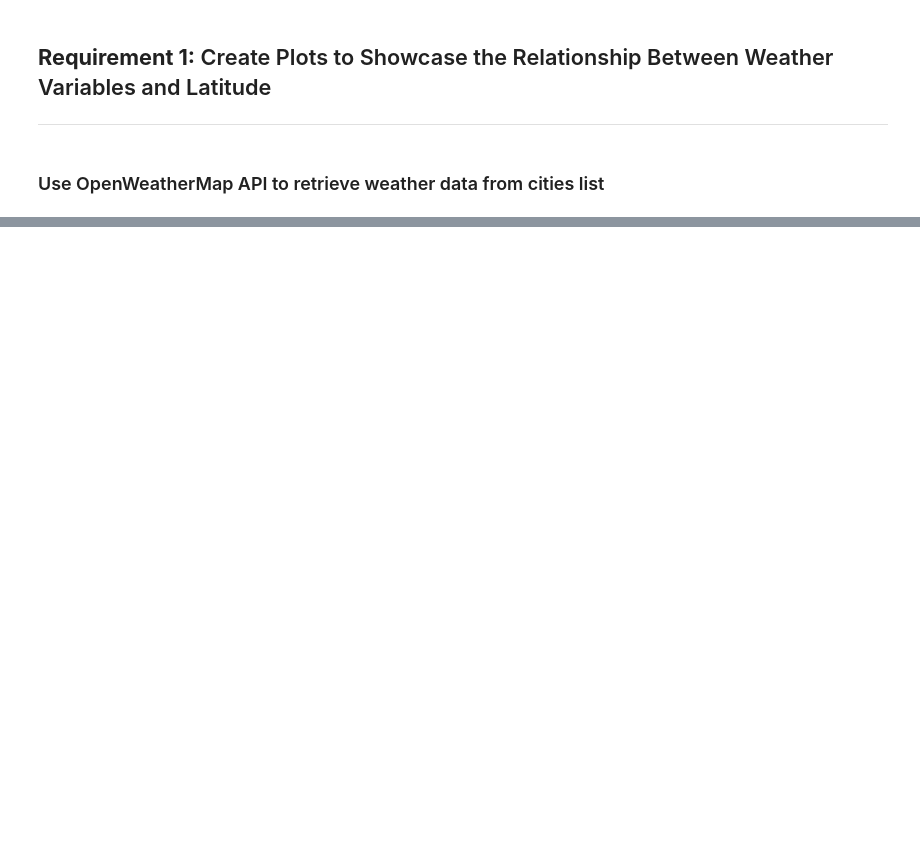
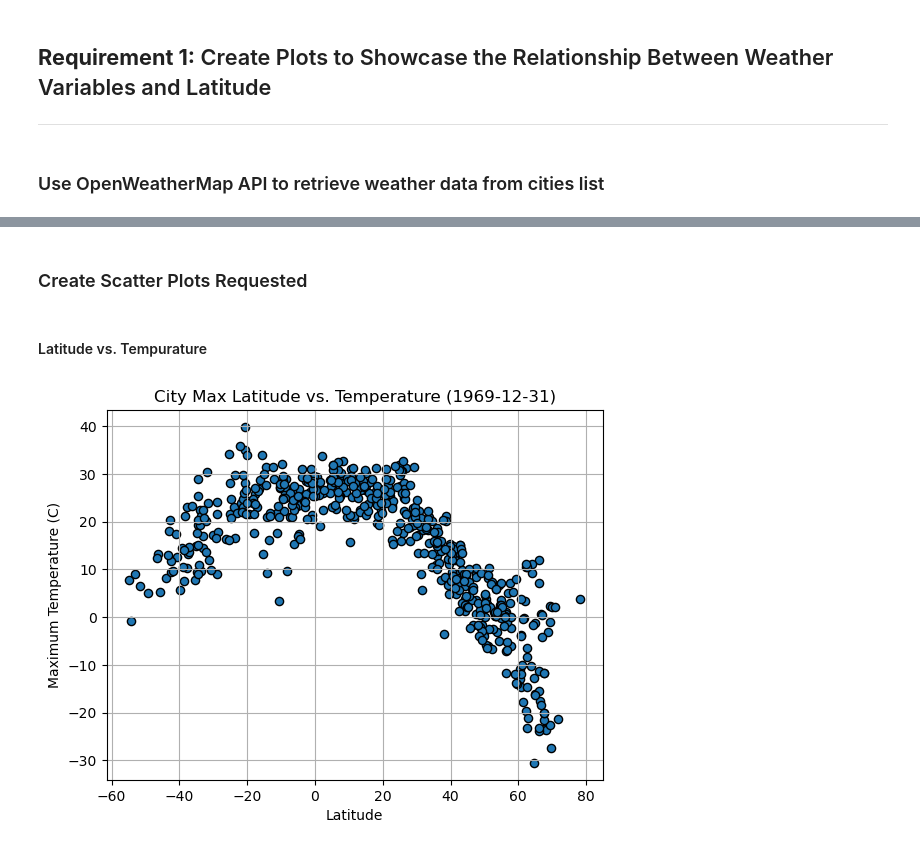
Before and after one commit to brianna-mitri/python-api-challenge, a Jupyter notebook: WeatherPy/WeatherPy.ipynb, the cells around one changed output, grey strips where cells are left out. Saved outputs shown, nothing was run; the diff lists cells and outputs as text; code cells hidden in the pictures; blank space fills up the shorter version.

Commit message:
Added lat vs temp

```diff
--- a/WeatherPy/WeatherPy.ipynb
+++ b/WeatherPy/WeatherPy.ipynb
@@ -211,0 +243,6 @@ city_data
+# %%
+# read saved data
+city_data_df = pd.read_csv(f"{output_path}/cities_data.csv", index_col="City_ID")
+
+# display city data
+city_data_df.head()
@@ -211,0 +257,21 @@ city_data
+# %% [markdown]
+### Create Scatter Plots Requested
+# %% [markdown]
+#### Latitude vs. Tempurature
+# %%
+# get current date from first date value
+current_date = pd.to_datetime(city_data_df.iloc[0, 5]).strftime('%Y-%m-%d')
+
+# create scatter plot with customization
+city_data_df.plot(kind='scatter', x='Lat', y='Max Temp',
+                  title=f'City Max Latitude vs. Temperature ({current_date})',
+                  xlabel='Latitude', ylabel='Maximum Temperature (C)',
+                  grid=True, edgecolors='black', s=35)
+
+# save figure
+plt.savefig(f"{output_path}/Fig1.png")
+
+# show plot
+plt.show()
+# %% [output]
+[figure, added]
```
Also changed, not shown: parts of 14 cells of this notebook, 2 other files.
